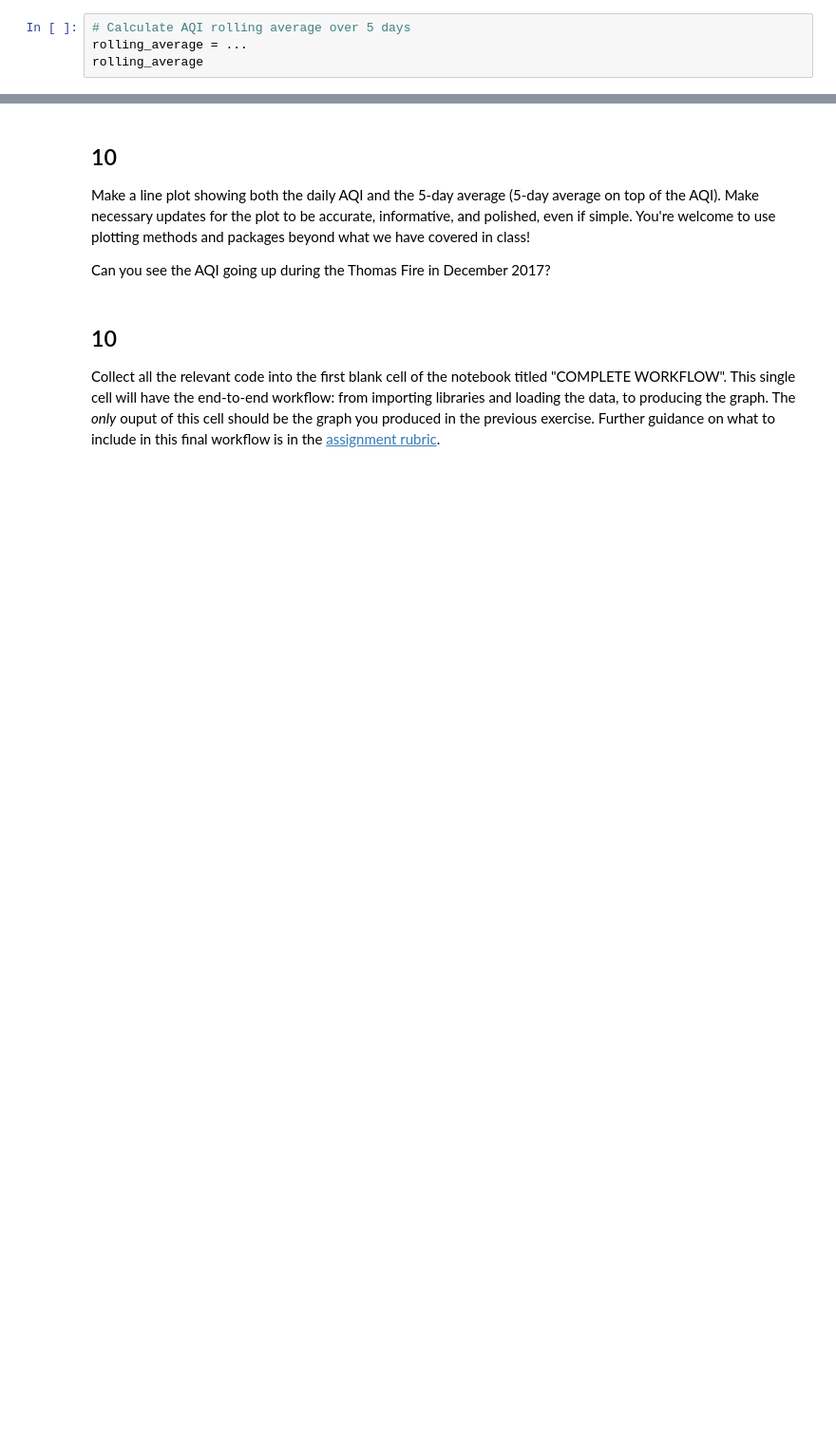
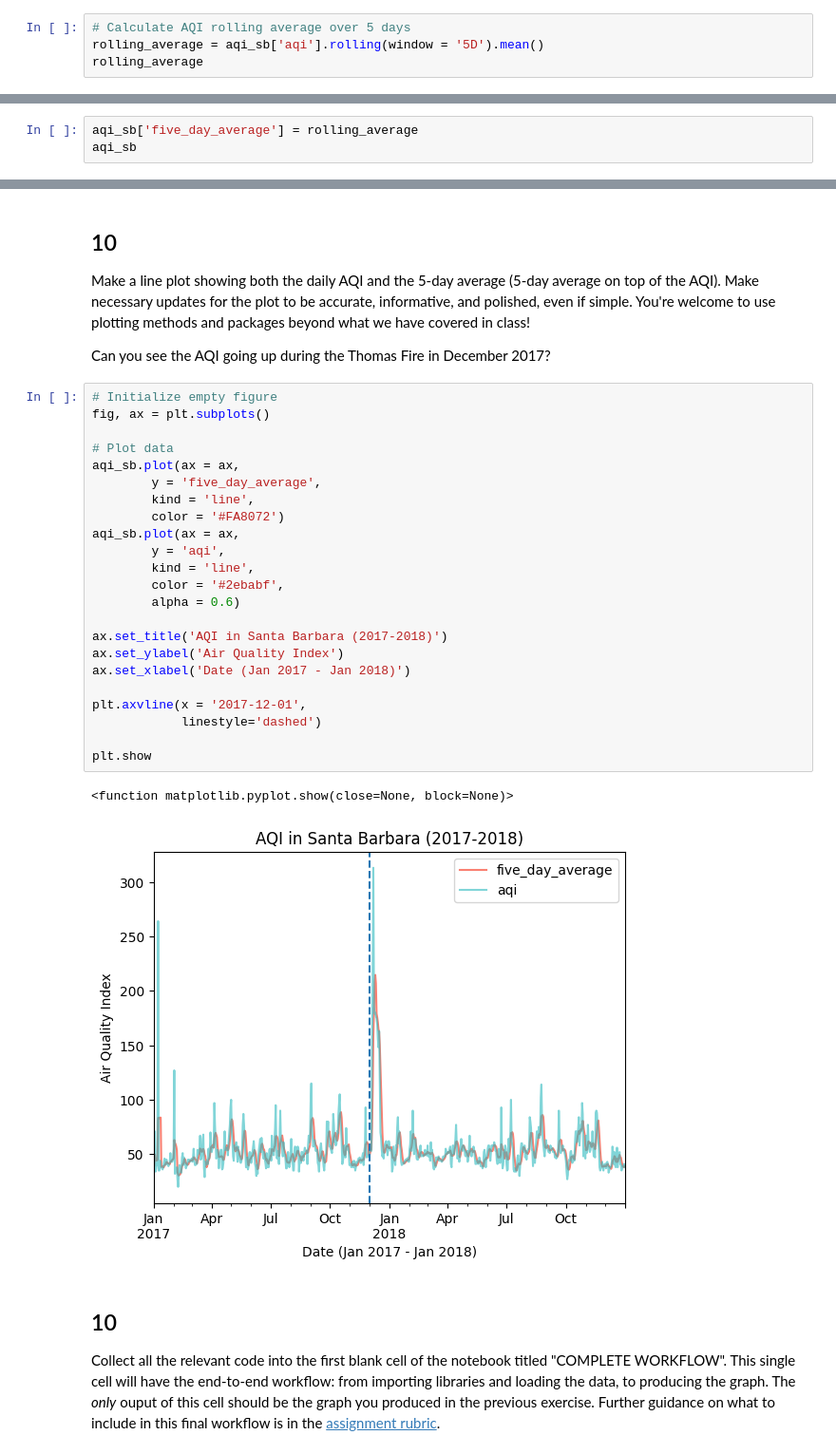
Before and after one commit to leirubinstein/eds220-hwk2, a Jupyter notebook: hwk2-task3-aqi.ipynb, the cells around one changed output, grey strips where cells are left out. Shown at 95% size. Saved outputs shown, nothing was run; the diff lists cells and outputs as text; blank space fills up the shorter version.

```diff
--- a/hwk2-task3-aqi.ipynb
+++ b/hwk2-task3-aqi.ipynb
@@ -257,6 +257,6 @@ In the next cell we will calculate an average over a [rolling window](https://pa
 Store your answer in the `rolling_average` variable. You should have two columns in your series, `date` and the averages.
 # %%
 # Calculate AQI rolling average over 5 days
-rolling_average = ...
+rolling_average = aqi_sb['aqi'].rolling(window = '5D').mean()
 rolling_average
 # %% [output]
@@ -265,3 +277,6 @@ Ellipsis
 ## 9
 
 Without creating any new variables, add the mean of the AQI over a 5-day rolling window as a new column named `five_day_average` to the `aqi_sb` dataframe.
+# %%
+aqi_sb['five_day_average'] = rolling_average
+aqi_sb
@@ -272,6 +302,32 @@ Without creating any new variables, add the mean of the AQI over a 5-day rolling
 Make a line plot showing both the daily AQI and the 5-day average (5-day average on top of the AQI). Make necessary updates for the plot to be accurate, informative, and polished, even if simple. You're welcome to use plotting methods and packages beyond what we have covered in class!
 
 Can you see the AQI going up during the Thomas Fire in December 2017?
+# %%
+# Initialize empty figure
+fig, ax = plt.subplots()
+
+# Plot data
+aqi_sb.plot(ax = ax,
+        y = 'five_day_average',
+        kind = 'line',
+        color = '#FA8072')
+aqi_sb.plot(ax = ax,
+        y = 'aqi',
+        kind = 'line',
+        color = '#2ebabf',
+        alpha = 0.6)
+
+ax.set_title('AQI in Santa Barbara (2017-2018)')
+ax.set_ylabel('Air Quality Index')
+ax.set_xlabel('Date (Jan 2017 - Jan 2018)')
+
+plt.axvline(x = '2017-12-01',
+            linestyle='dashed')
+
+plt.show
+# %% [output]
+<function matplotlib.pyplot.show(close=None, block=None)>
+[figure, added]
 # %% [markdown]
 ## 10
 
```
Also changed, not shown: parts of 2 cells of this notebook, 1 other file.
